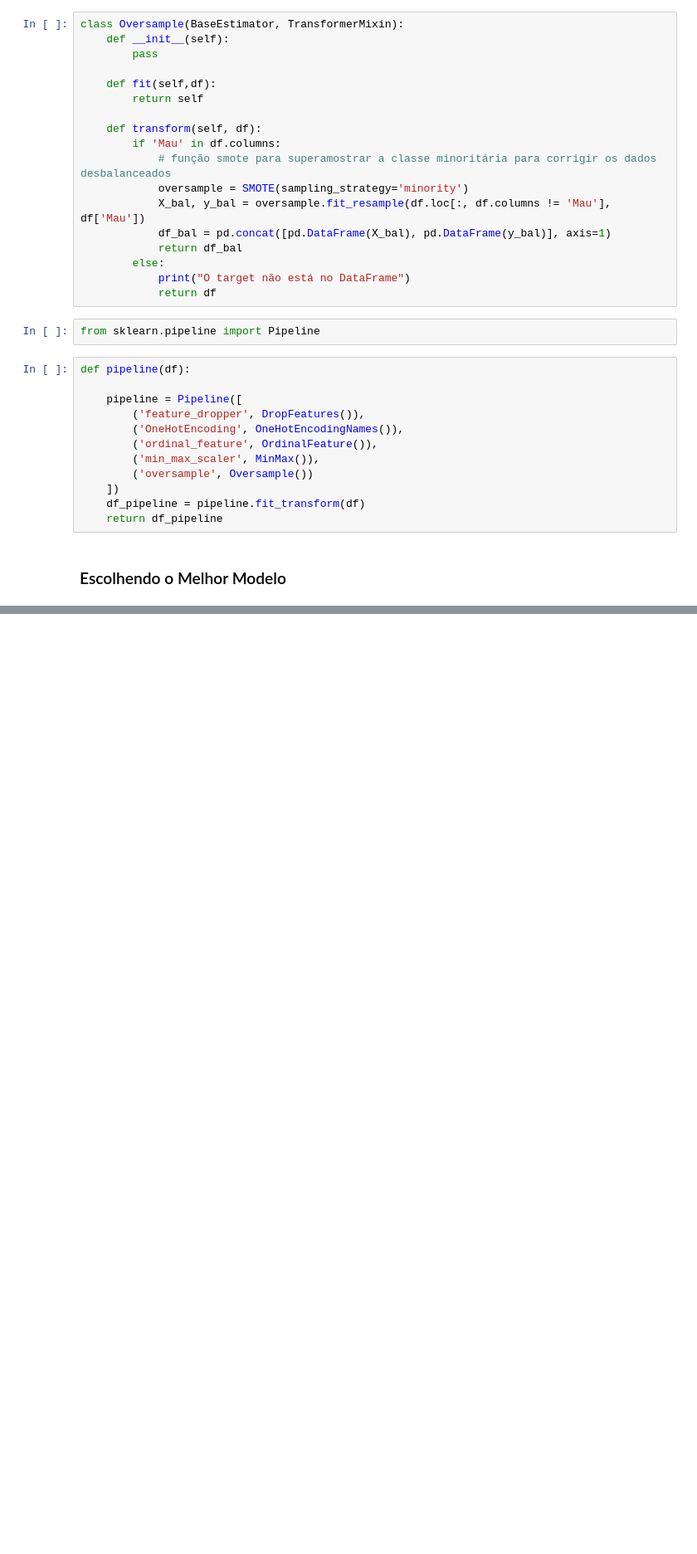
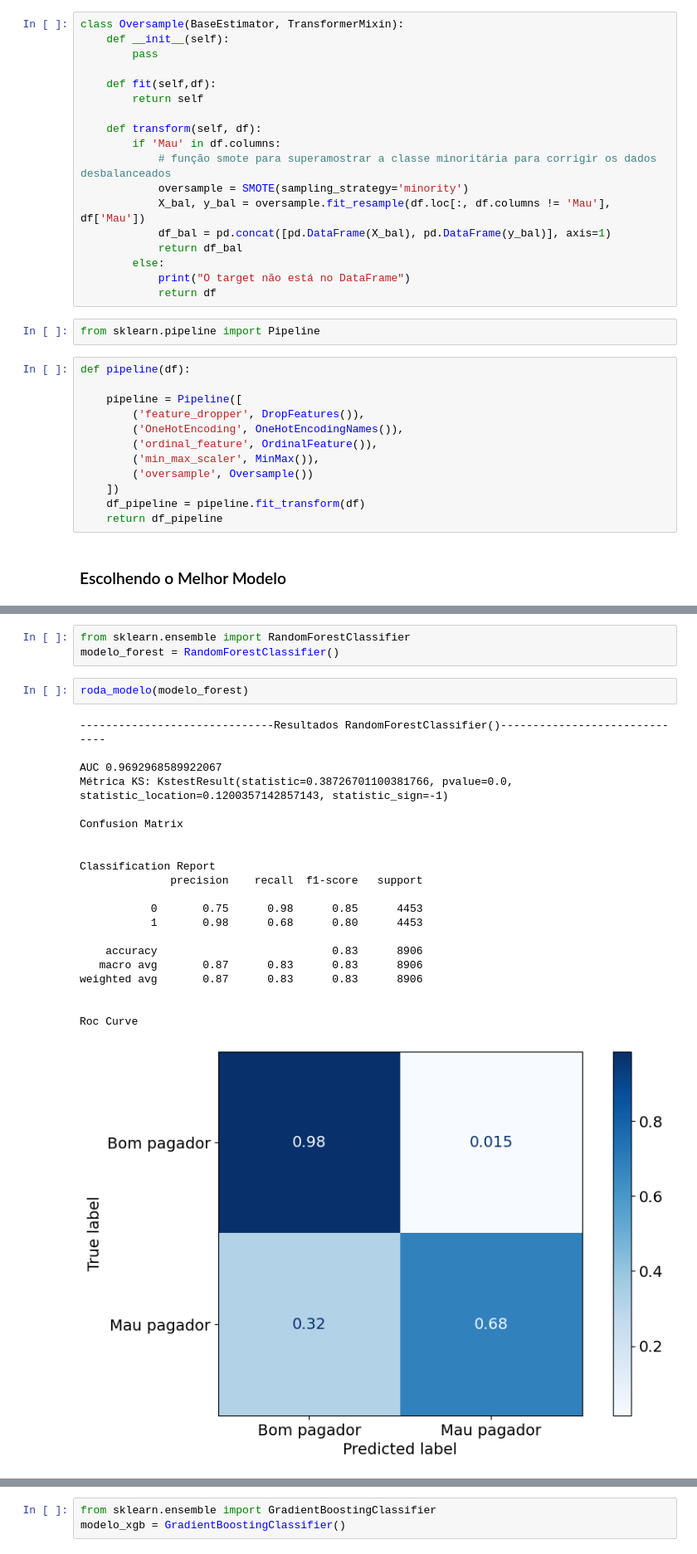
Before and after one commit to FladAlbu/Credit_card_aproval, a Jupyter notebook: Notebooks/1_tratando_os_dados.ipynb, the cells around one changed output, grey strips where cells are left out. Shown at 83% size. Cells and saved outputs as stored; diff of their text form; blank space fills up the shorter version.

```diff
--- a/Notebooks/1_tratando_os_dados.ipynb
+++ b/Notebooks/1_tratando_os_dados.ipynb
@@ -1066,0 +1205,27 @@ NameError: name 'train' is not defined
+# %%
+from sklearn.ensemble import RandomForestClassifier
+modelo_forest = RandomForestClassifier()
+# %%
+roda_modelo(modelo_forest)
+# %% [output]
+------------------------------Resultados RandomForestClassifier()------------------------------
+
+AUC 0.9692968589922067
+Métrica KS: KstestResult(statistic=0.38726701100381766, pvalue=0.0, statistic_location=0.1200357142857143, statistic_sign=-1)
+
+Confusion Matrix
+
+
+Classification Report
+              precision    recall  f1-score   support
+
+           0       0.75      0.98      0.85      4453
+           1       0.98      0.68      0.80      4453
+
+    accuracy                           0.83      8906
+   macro avg       0.87      0.83      0.83      8906
+weighted avg       0.87      0.83      0.83      8906
+
+
+Roc Curve
+[figure, added]
@@ -1066,0 +1233,3 @@ NameError: name 'train' is not defined
+# %%
+from sklearn.ensemble import GradientBoostingClassifier
+modelo_xgb = GradientBoostingClassifier()
```
Also changed, not shown: parts of 27 cells of this notebook, 1 other file.
